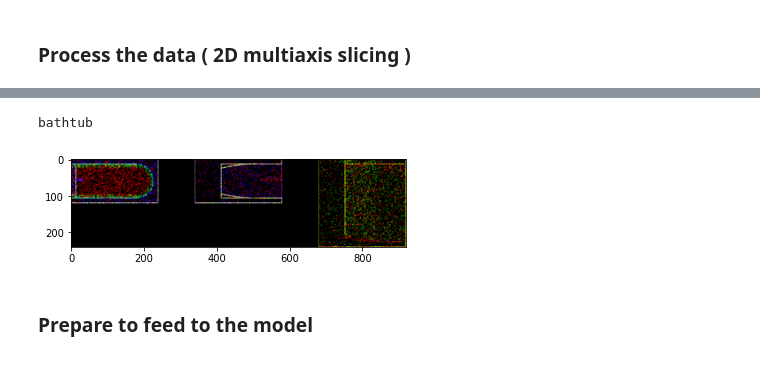
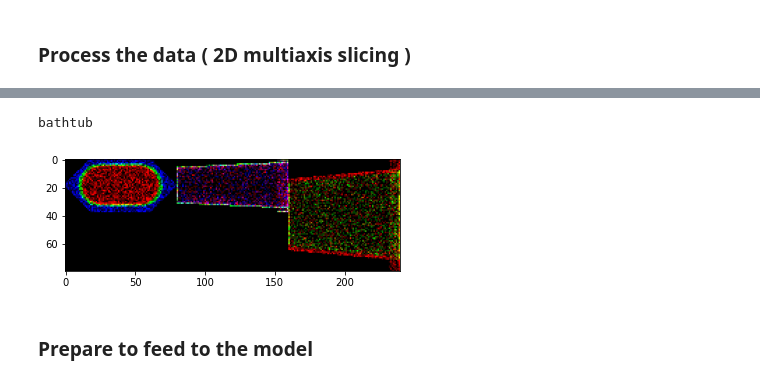
Before and after one commit to RazvanDu/3DRecognition, a Jupyter notebook: 3DRecognition.ipynb, the cells around one changed output, grey strips where cells are left out. Cells and saved outputs as stored; diff of their text form; code cells hidden in the pictures.

```diff
--- a/3DRecognition.ipynb
+++ b/3DRecognition.ipynb
@@ -219,7 +226,7 @@ plot2DBW(train_images[3])
 # %%
 def changeViewRGB(data):
     current = 0
-    normalizedSize = 240
+    normalizedSize = 80
     images = []
 
     for model in data:
@@ -232,28 +239,26 @@ def changeViewRGB(data):
             i = int(point_slice_x / 4)
             j = int(point_slice_y / 4)
             k = int(point_slice_z / 4)
-            for nextI in range(3):
-                for nextJ in range(3):
 
-                    goI = int(point[0] + nextI - 1 - 0.01)
-                    goJ = int(point[1] + nextJ - 1 - 0.01)
+            goI = int((point[0] - 1 - 0.01)/3)
+            goJ = int((point[1] - 1 - 0.01)/3)
 
-                    if 0 <= goI < normalizedSize and 0 <= goJ < normalizedSize:
-                        slices[0, goI, goJ, k] += dividend
+            if 0 <= goI < normalizedSize and 0 <= goJ < normalizedSize:
+                slices[0, goI, goJ, k] += dividend
 
-                    goI = int(point[0] + nextI - 1 - 0.01)
-                    goJ = int(point[2] + nextJ - 1 - 0.01)
+            goI = int((point[0] - 1 - 0.01)/3)
+            goJ = int((point[2] - 1 - 0.01)/3)
 
-                    if 0 <= goI < normalizedSize and 0 <= goJ < normalizedSize:
-                        slices[1, goI, goJ, j] += dividend
+            if 0 <= goI < normalizedSize and 0 <= goJ < normalizedSize:
+                slices[1, goI, goJ, j] += dividend
 
-                    goI = int(point[1] + nextI - 1 - 0.01)
-                    goJ = int(point[2] + nextJ - 1 - 0.01)
+            goI = int((point[1] - 1 - 0.01)/3)
+            goJ = int((point[2] - 1 - 0.01)/3)
 
-                    if 0 <= goI < normalizedSize and 0 <= goJ < normalizedSize:
-                        slices[2, goI, goJ, i] += dividend
+            if 0 <= goI < normalizedSize and 0 <= goJ < normalizedSize:
+                slices[2, goI, goJ, i] += dividend
 
-                    #slices[int(point[0] - 0.01), int(point[1] - 0.01), i] |= (3 << (2 * j))
+            #slices[int(point[0] - 0.01), int(point[1] - 0.01), i] |= (3 << (2 * j))
 
 
         images.append((model[0], slices))
@@ -268,25 +291,26 @@ test_images_rgb = changeViewRGB(test_data_n)
 # %%
 def combineToSinglePicture(data):
     images = []
-    normalizedSize = 240
+    normalizedSize = 80
+    padding = int(0)
     for image in data:
-        slices = np.zeros((normalizedSize, normalizedSize*3 + 200, 3), 'uint8')
+        slices = np.zeros((normalizedSize, normalizedSize*3 + padding*2, 3), 'uint8')
         slices[:, 0:normalizedSize,:] = image[1][0,:,:]
-        slices[:, normalizedSize + 100:2*normalizedSize + 100,:] = image[1][1,:,:]
-        slices[:, 2*normalizedSize + 200: 3*normalizedSize + 200,:] = image[1][2,:,:]
+        slices[:, normalizedSize + padding:2*normalizedSize + padding,:] = image[1][1,:,:]
+        slices[:, 2*normalizedSize + padding*2: 3*normalizedSize + padding*2,:] = image[1][2,:,:]
         images.append((image[0], slices))
     return images
 # %%
 train_images_rgb_combined = combineToSinglePicture(train_images_rgb)
 test_images_rgb_combined = combineToSinglePicture(test_images_rgb)
 # %%
-index = 15
+index = 4
 print(train_images_rgb_combined[index][0])
 plt.imshow(train_images_rgb_combined[index][1])
 plt.show()
 # %% [output]
 bathtub
-[figure, old version]
+[figure, new version]
 # %% [markdown]
 ### Prepare to feed to the model
 # %%
```
Also changed, not shown: parts of 17 cells of this notebook.
